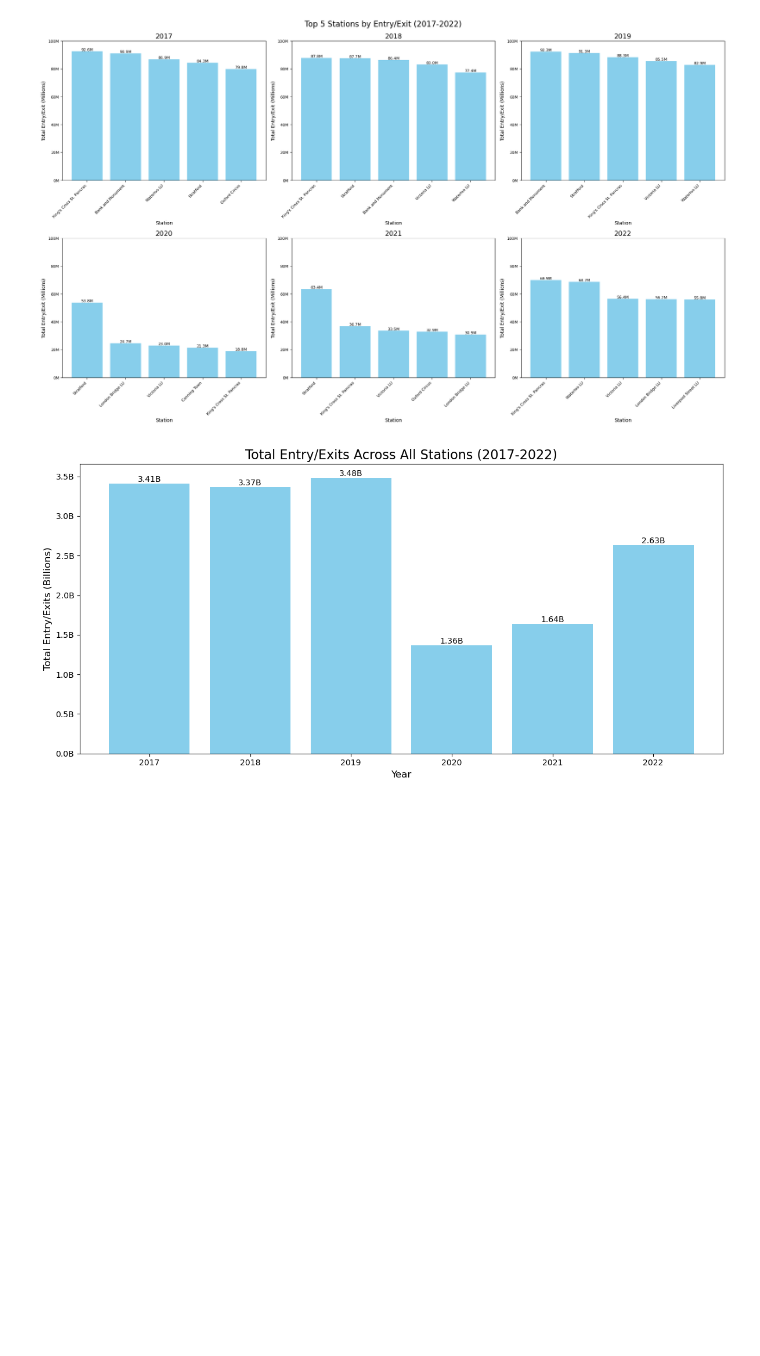
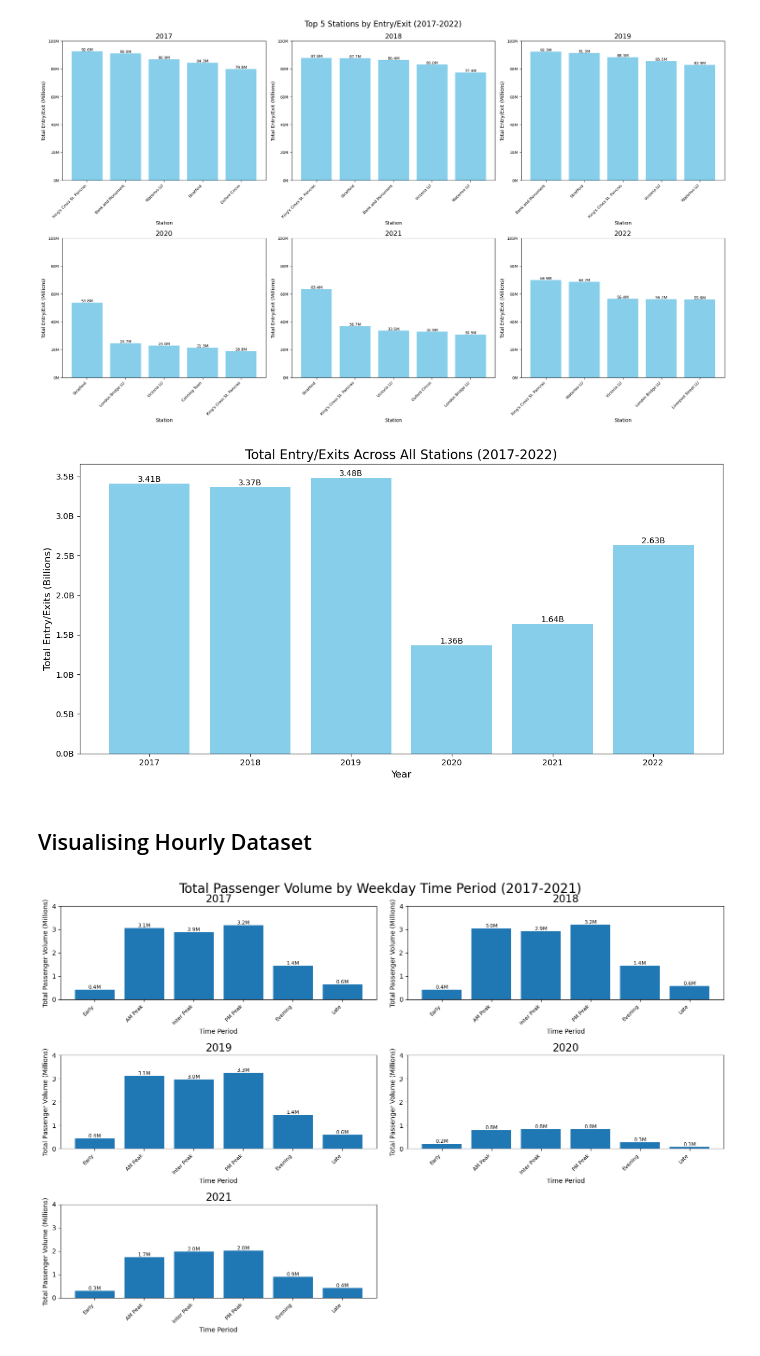
Before and after one commit to AimanxxAnsari/analysis-of-tfl-data, a Jupyter notebook: python-notebooks/tfl-passenger-flow.ipynb, the cells around one changed output. Saved outputs shown, nothing was run; the diff lists cells and outputs as text; code cells hidden in the pictures; blank space fills up the shorter version.

Commit message:
added hourly passenger flow - weekdays, weekends combined

```diff
--- a/python-notebooks/tfl-passenger-flow.ipynb
+++ b/python-notebooks/tfl-passenger-flow.ipynb
@@ -308,0 +341,13 @@ df2017ac = df2017ac.rename(columns={'en/ex':'En/Ex'})
+# %%
+df2017hr = df2017hr.drop(columns=['Entries',
+                            'Entries.1',
+                            'Entries.2',
+                            'Entries.3',
+                            'Entries.4',
+                            'Exits',
+                            'Exits.1',
+                            'Exits.2',
+                            'Exits.3',
+                            'Exits.4',
+                            'En/Ex',
+                            'En/Ex.1']).round()
@@ -485,3 +536,59 @@ plot_total_entry_exits_by_year(
 )
 # %% [output]
 [figure]
+# %% [markdown]
+## Visualising Hourly Dataset
+# %%
+def plot_passenger_volume_by_time(dataframes, years):
+    fig, axs = plt.subplots(3, 2, figsize=(15, 10))
+    fig.suptitle('Total Passenger Volume by Weekday Time Period (2017-2021)', fontsize=20)
+
+    time_periods = ['Early', 'AM Peak', 'Inter Peak', 'PM Peak', 'Evening', 'Late']
+
+    for df, year, ax in zip(dataframes, years, axs.flatten()):
+        try:
+            # Filter for weekday data (MTF or MTT)
+            df_weekday = df[df['day'].isin(['MTF', 'MTT'])]
+
+            # Sum up the values for each time period, including both IN and OUT
+            volumes = df_weekday.groupby('dir')[time_periods].sum().sum() / 1e6  # Convert to millions
+
+            # Create bar plot
+            bars = ax.bar(time_periods, volumes)
+
+            ax.set_title(year, fontsize=16)
+            ax.set_xlabel('Time Period', fontsize=10)
+            ax.set_ylabel('Total Passenger Volume (Millions)', fontsize=10)
+
+            # Rotate x-axis labels
+            ax.set_xticklabels(time_periods, rotation=45, ha='right', fontsize=8)
+
+            # Add value labels on top of each bar
+            for bar in bars:
+                height = bar.get_height()
+                ax.text(bar.get_x() + bar.get_width()/2., height,
+                        f'{height:.1f}M',
+                        ha='center', va='bottom', fontsize=8)
+
+            # Set y-axis limit
+            ax.set_ylim(0, 4)  # Set limit to 110% of max value
+
+        except Exception as e:
+            print(f"Error processing data for {year}: {str(e)}")
+            ax.text(0.5, 0.5, f"No data available for {year}",
+                    ha='center', va='center', transform=ax.transAxes)
+
+    # Remove the last subplot (bottom right) as we only have 5 years of data
+    fig.delaxes(axs[2,1])
+
+    plt.tight_layout()
+    plt.subplots_adjust(top=0.93)  # Adjust to make room for the main title
+    plt.show()
+
+# Create plots for each year
+plot_passenger_volume_by_time(
+    [df2017hr, df2018hr, df2019hr, df2020hr, df2021hr],
+    ['2017', '2018', '2019', '2020', '2021']
+)
+# %% [output]
+[figure, added]
```
Also changed, not shown: parts of 9 cells of this notebook.
